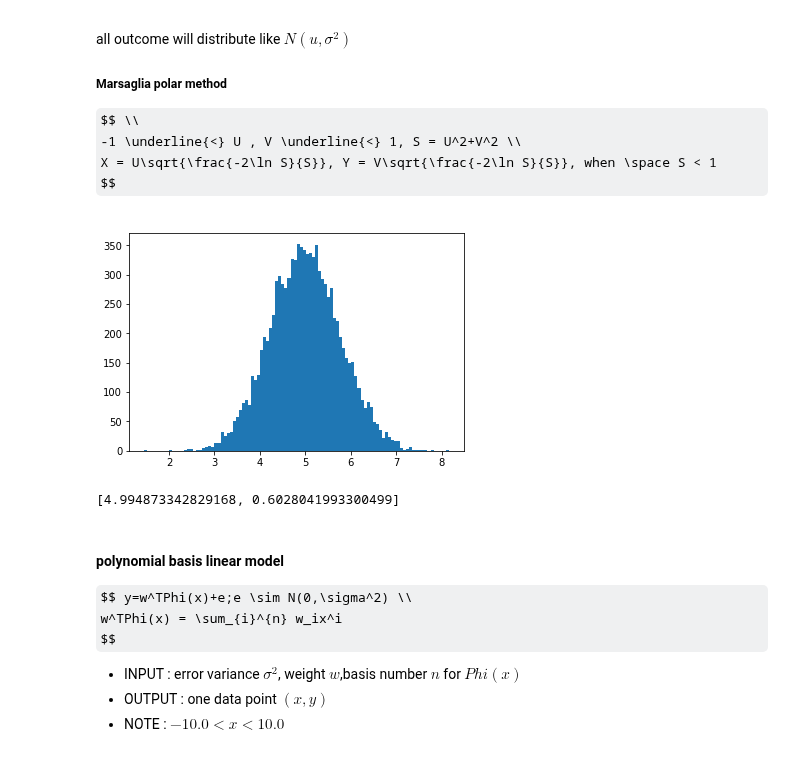
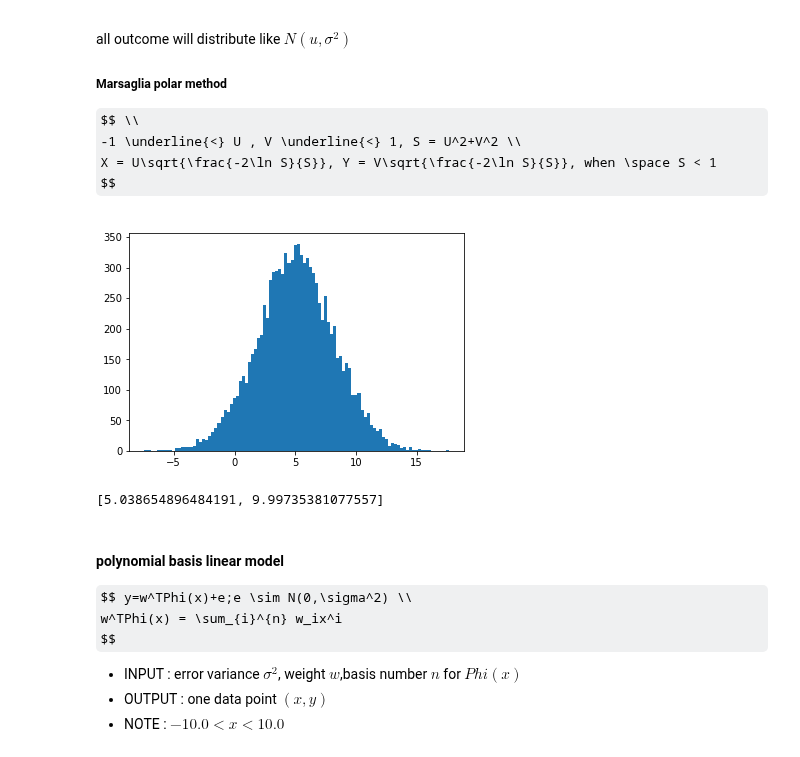
Before and after one commit to csielee/2018ML, a Jupyter notebook: HW3/HW3.ipynb, the cells around one changed output. Saved outputs shown, nothing was run; the diff lists cells and outputs as text; code cells hidden in the pictures; some formulas as TeX source.

```diff
--- a/HW3/HW3.ipynb
+++ b/HW3/HW3.ipynb
@@ -76,16 +76,16 @@ def GaussianDataGenerator(u, v):
         yield u + sigma*D1
         yield u + sigma*D2
 # %%
-GDG = GaussianDataGenerator(5, 0.6)
+GDG = GaussianDataGenerator(5, 10)
 
 Gdatas = [next(GDG) for _ in range(10000)]
 
 plt.hist(Gdatas, 100)
 plt.show()
 [Mean(Gdatas), Variance(Gdatas)]
 # %% [output]
-[figure, old version]
+[figure, new version]
-[4.994873342829168, 0.6028041993300499]
+[5.038654896484191, 9.99735381077557]
 # %% [markdown]
 #### polynomial basis linear model
 
```
Also changed, not shown: parts of 11 cells of this notebook.
